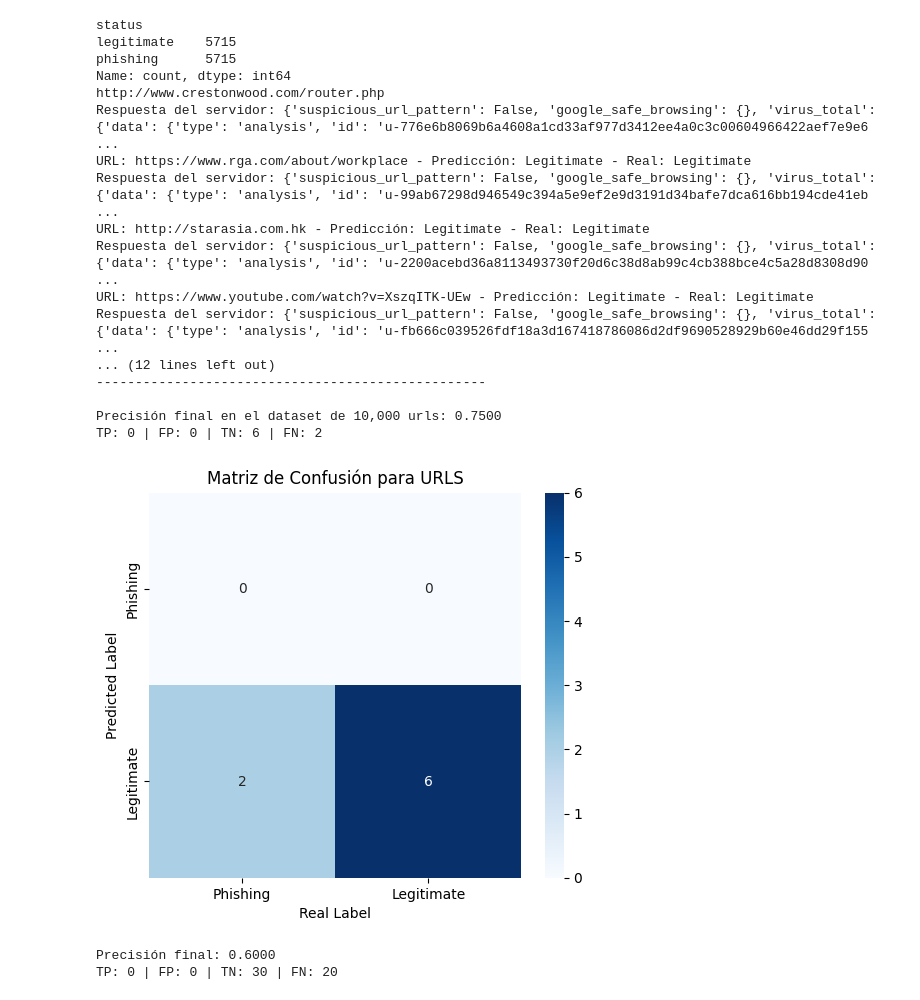
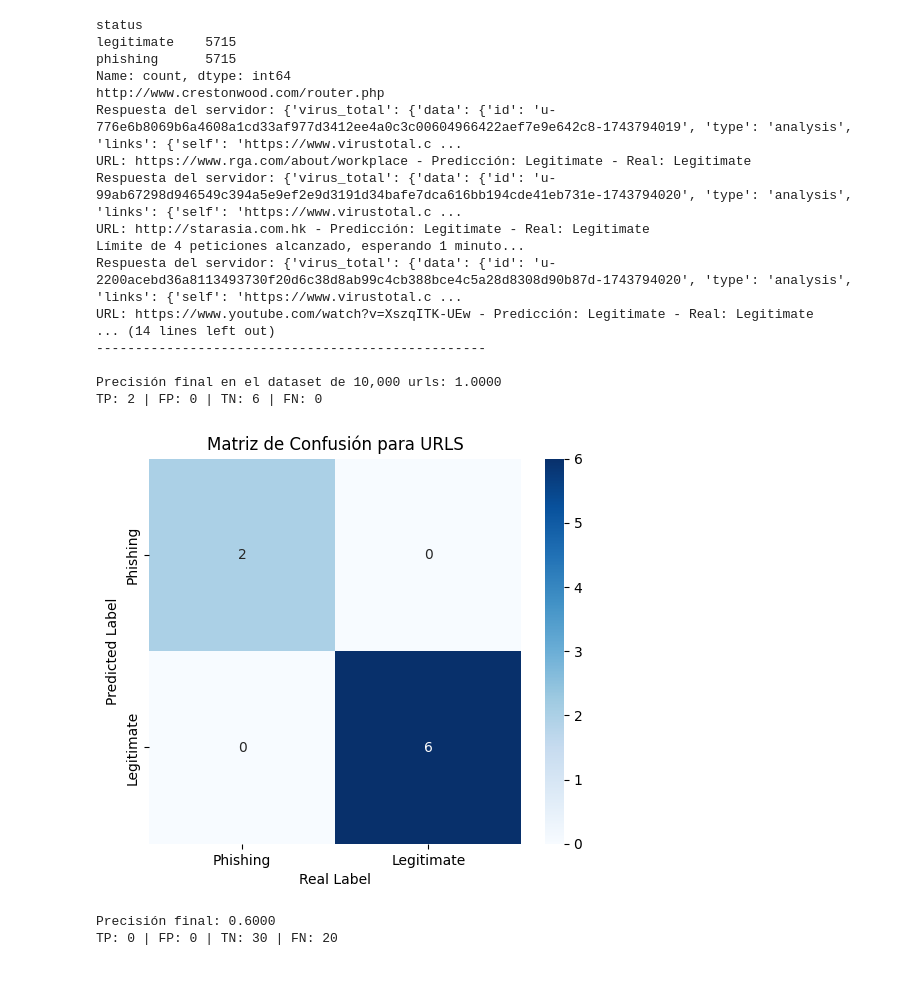
Before and after one commit to CamilaTorres08/SPTIDemo, a Jupyter notebook: PredictWithJava.ipynb, the cells around one changed output. Cells and saved outputs as stored; diff of their text form; code cells hidden in the pictures.

```diff
--- a/PredictWithJava.ipynb
+++ b/PredictWithJava.ipynb
@@ -51,7 +51,7 @@ predicted_labels = []
 batch_size = 8  # Mostrar log cada 50 URLs
 
 # URL del endpoint donde se realiza el análisis
-endpoint_url = "http://localhost:8080/api/phishing/analyze"  # Cambiar si el servidor está en otro puerto o dirección
+endpoint_url = "http://localhost:8080/v1/phishing"  # Cambiar si el servidor está en otro puerto o dirección
 
 
 # Variable para contar las peticiones realizadas
@@ -67,7 +67,7 @@ for i, url in enumerate(df_sample["url"]):
         result = response.json()
         print(f"Respuesta del servidor: {result}")
         # Ver si el patrón de la URL es sospechoso
-        is_suspicious = result.get("suspicious_url_pattern", False)
+        is_suspicious = result.get("phishing", False)
         predicted_label = "Phishing" if is_suspicious else "Legitimate"
 
         # Convertir la predicción a 0 o 1 (Phishing = 1, Legitimate = 0)
@@ -92,7 +92,7 @@ for i, url in enumerate(df_sample["url"]):
         requests_made += 1
 
         # Si ya se han hecho 4 peticiones, esperar 60 segundos antes de continuar
-        if requests_made == 4:
+        if requests_made == 2:
             print("Límite de 4 peticiones alcanzado, esperando 1 minuto...")
             time.sleep(1)  # Pausar el script durante 60 segundos
             requests_made = 0  # Reiniciar el contador de peticiones
@@ -106,41 +106,41 @@ for i, url in enumerate(df_sample["url"]):
 accuracy = accuracy_score(true_labels, [1 if label == "Phishing" else 0 for label in predicted_labels])
 print(f"\nPrecisión final en el dataset de 10,000 urls: {accuracy:.4f}")
 # Imprimir los valores de la matriz de confusión
 print(f"TP: {tp} | FP: {fp} | TN: {tn} | FN: {fn}")
 
 # Construir la matriz de confusión correcta
 conf_matrix = [[tp, fp], [fn, tn]]
 
 # Crear el gráfico de la matriz de confusión
 plt.figure(figsize=(6, 5))
 sns.heatmap(conf_matrix, annot=True, fmt="d", cmap="Blues", xticklabels=["Phishing", "Legitimate"], yticklabels=["Phishing", "Legitimate"])
 
 # Agregar títulos y etiquetas
 plt.title("Matriz de Confusión para URLS")
 plt.xlabel("Real Label")  # Valores reales en el eje X
 plt.ylabel("Predicted Label")  # Predicciones en el eje Y
 
 # Mostrar la gráfica
 plt.show()
 # %% [output]
 status
 legitimate    5715
 phishing      5715
 Name: count, dtype: int64
 http://www.crestonwood.com/router.php
-Respuesta del servidor: {'suspicious_url_pattern': False, 'google_safe_browsing': {}, 'virus_total': {'data': {'type': 'analysis', 'id': 'u-776e6b8069b6a4608a1cd33af977d3412ee4a0c3c00604966422aef7e9e6 ...
+Respuesta del servidor: {'virus_total': {'data': {'id': 'u-776e6b8069b6a4608a1cd33af977d3412ee4a0c3c00604966422aef7e9e642c8-1743794019', 'type': 'analysis', 'links': {'self': 'https://www.virustotal.c ...
 URL: https://www.rga.com/about/workplace - Predicción: Legitimate - Real: Legitimate
-Respuesta del servidor: {'suspicious_url_pattern': False, 'google_safe_browsing': {}, 'virus_total': {'data': {'type': 'analysis', 'id': 'u-99ab67298d946549c394a5e9ef2e9d3191d34bafe7dca616bb194cde41eb ...
+Respuesta del servidor: {'virus_total': {'data': {'id': 'u-99ab67298d946549c394a5e9ef2e9d3191d34bafe7dca616bb194cde41eb731e-1743794020', 'type': 'analysis', 'links': {'self': 'https://www.virustotal.c ...
 URL: http://starasia.com.hk - Predicción: Legitimate - Real: Legitimate
-Respuesta del servidor: {'suspicious_url_pattern': False, 'google_safe_browsing': {}, 'virus_total': {'data': {'type': 'analysis', 'id': 'u-2200acebd36a8113493730f20d6c38d8ab99c4cb388bce4c5a28d8308d90 ...
+Límite de 4 peticiones alcanzado, esperando 1 minuto...
+Respuesta del servidor: {'virus_total': {'data': {'id': 'u-2200acebd36a8113493730f20d6c38d8ab99c4cb388bce4c5a28d8308d90b87d-1743794020', 'type': 'analysis', 'links': {'self': 'https://www.virustotal.c ...
 URL: https://www.youtube.com/watch?v=XszqITK-UEw - Predicción: Legitimate - Real: Legitimate
-Respuesta del servidor: {'suspicious_url_pattern': False, 'google_safe_browsing': {}, 'virus_total': {'data': {'type': 'analysis', 'id': 'u-fb666c039526fdf18a3d167418786086d2df9690528929b60e46dd29f155 ...
-... (12 lines left out)
+... (14 lines left out)
 --------------------------------------------------
 
-Precisión final en el dataset de 10,000 urls: 0.7500
-TP: 0 | FP: 0 | TN: 6 | FN: 2
+Precisión final en el dataset de 10,000 urls: 1.0000
+TP: 2 | FP: 0 | TN: 6 | FN: 0
-[figure, old version]
+[figure, new version]
 # %%
 # Calcular precisión final
 accuracy = accuracy_score(true_labels, [1 if label == "Phishing" else 0 for label in predicted_labels])
```
Also changed, not shown: parts of 1 cell of this notebook.
